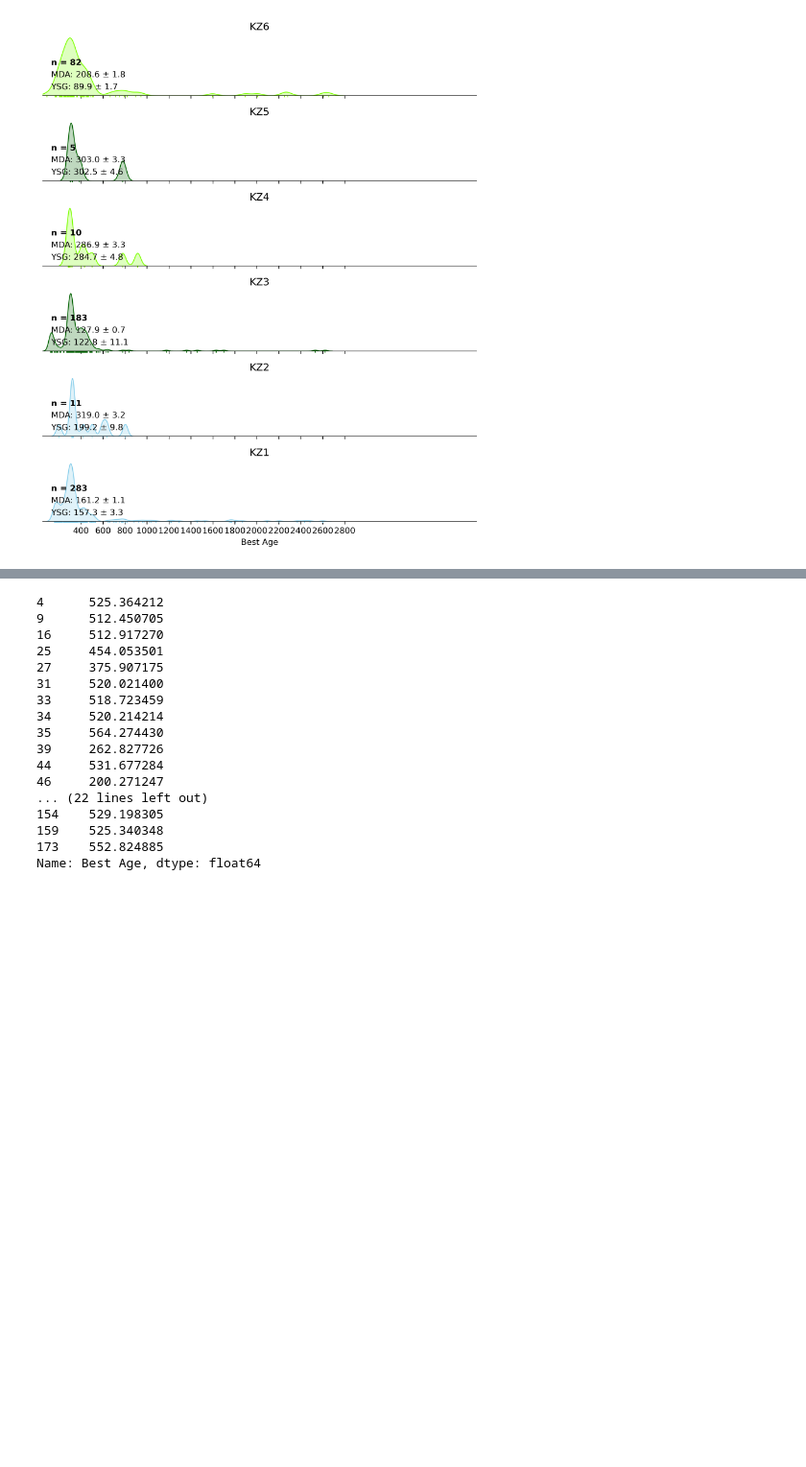
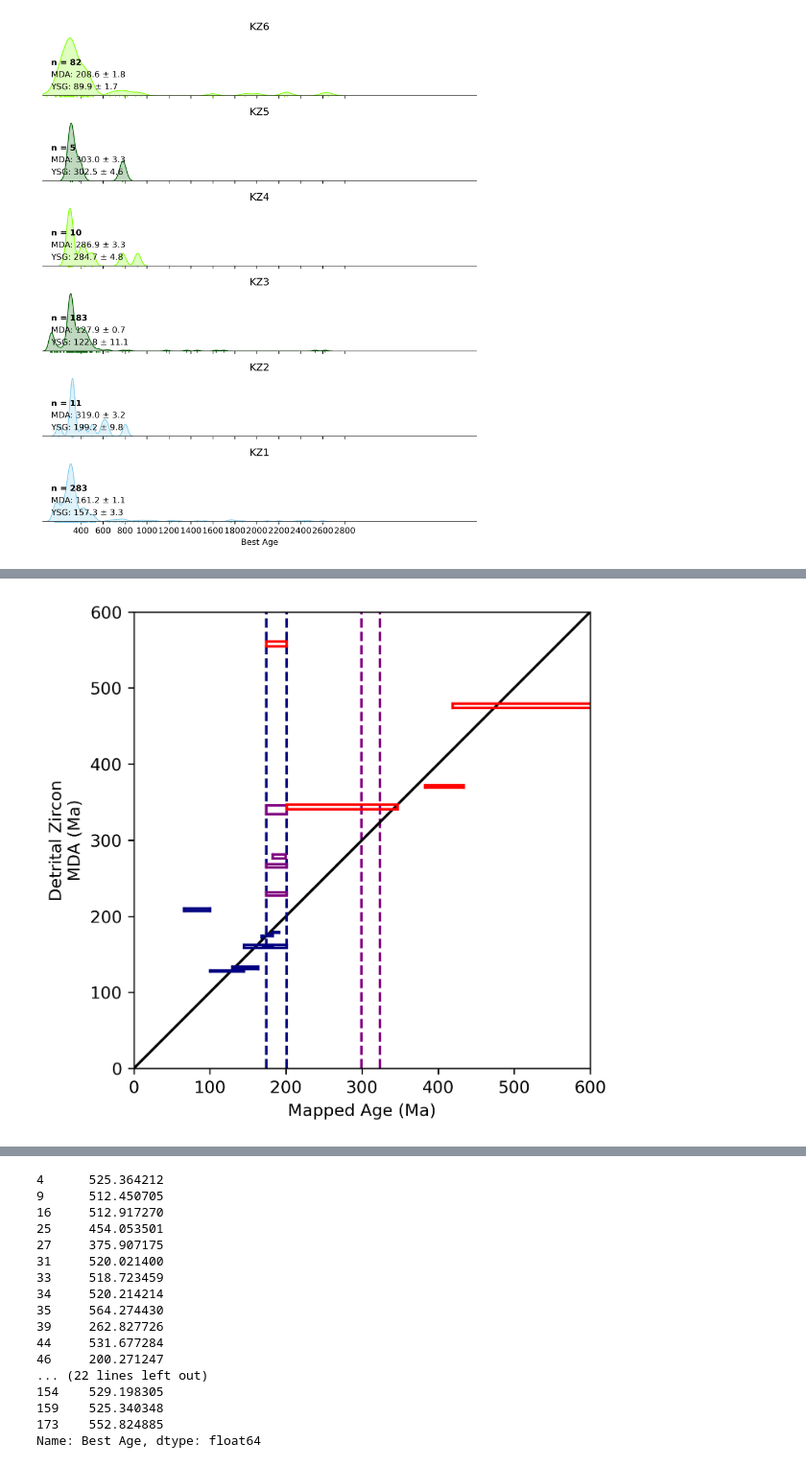
Before and after one commit to dyvasey/dz-caucasus, a Jupyter notebook: figs.ipynb, the cells around one changed output, grey strips where cells are left out. Shown at 96% size. Cells and saved outputs as stored; diff of their text form; code cells hidden in the pictures; blank space fills up the shorter version.

```diff
--- a/figs.ipynb
+++ b/figs.ipynb
@@ -427,0 +461,54 @@ for smp in sv_samples+kz_samples+tr2+pz2+ru:
+# %%
+# Plot MDA vs. mapped age
+
+fig, ax = plt.subplots(1,dpi=300,figsize=(5,5))
+ax.set_aspect('equal')
+ax.plot(np.arange(0,1000,100),np.arange(0,1000,100),color='black')
+ax.set_xlabel('Mapped Age (Ma)')
+ax.set_ylabel('Detrital Zircon\nMDA (Ma)')
+ax.set_xlim(0,600)
+ax.set_ylim(0,600)
+
+ejmin = 174.1
+ejmax = 201.3
+ax.axvline(ejmin,linestyle='--',color='navy')
+ax.axvline(ejmax,linestyle='--',color='navy')
+ax.axvline(lcarbmax,linestyle='--',color='purple',zorder=0)
+ax.axvline(lcarbmin,linestyle='--',color='purple',zorder=0)
+
+#for smp in tr2+pz2:
+#    smp.ysg = np.min(smp.bestage)
+
+for smp in sv_samples+kz_samples+tr2+pz2+ru:
+    if smp.bestage.count()>15:
+        xmin = smp.mapped_age[0]
+        xmax = smp.mapped_age[1]
+        ymin = smp.mda - smp.mda_err
+        ymax = smp.mda + smp.mda_err
+
+        xavg = (xmax+xmin)/2
+        yavg = (ymin+ymax)/2
+
+        ej_grains = smp.bestage[(smp.bestage<ejmax)&(smp.bestage>ejmin)]
+        lcarb_grains = smp.bestage[(smp.bestage<lcarbmax)&(smp.bestage>lcarbmin)]
+
+        if (ej_grains.count()>0)&(lcarb_grains.count()>0):
+            plot_color = 'navy'
+        elif lcarb_grains.count()>0:
+            plot_color='purple'
+        else:
+            plot_color='red'
+
+        #ax.plot([xmin,xmax],[yavg,yavg],color=plot_color)
+        #ax.plot([xavg,xavg],[ymin,ymax],color=plot_color)
+
+        ax.plot([xmin,xmax],[ymin,ymin],color=plot_color)
+        ax.plot([xmin,xmax],[ymax,ymax],color=plot_color)
+        ax.plot([xmin,xmin],[ymin,ymax],color=plot_color)
+        ax.plot([xmax,xmax],[ymin,ymax],color=plot_color)
+
+        #ax.annotate(smp.name,(xmin,ymin))
+
+        fig.savefig('mda_3g2sig.pdf')
+# %% [output]
+[figure, added]
```
Also changed, not shown: parts of 6 cells of this notebook.
